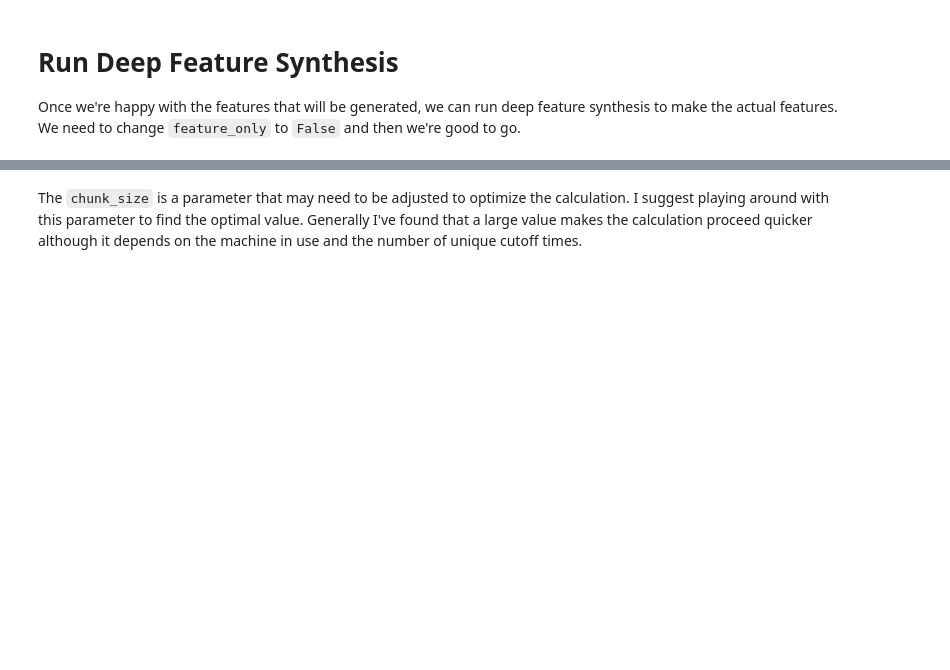
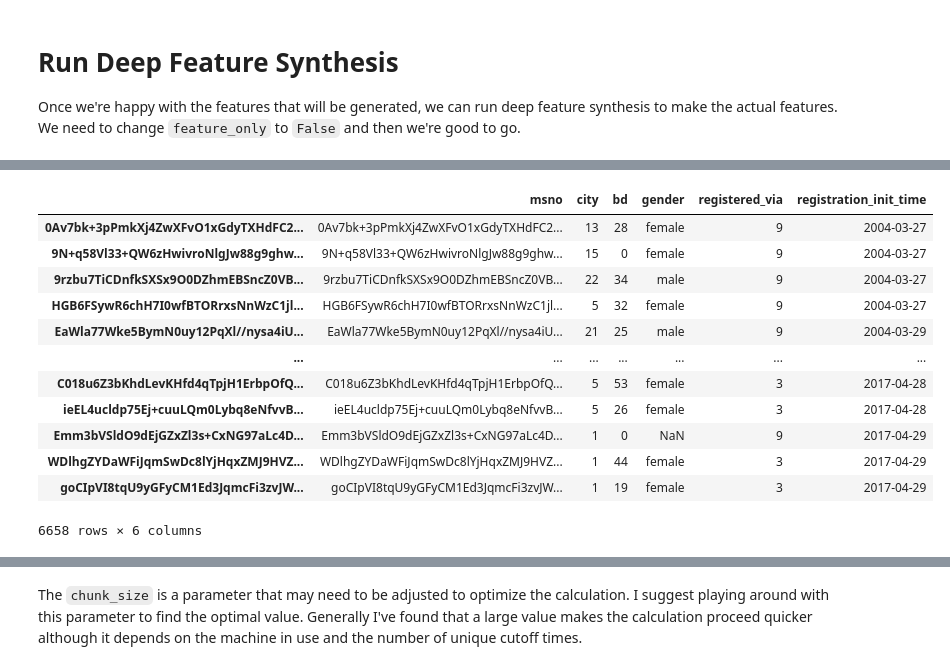
Before and after one commit to deannachurch/featuretools, a Jupyter notebook: Feature Engineering.ipynb, the cells around one changed output, grey strips where cells are left out. Drawn from its saved outputs; the diff is of its cells as text; code cells hidden in the pictures; blank space fills up the shorter version.

```diff
--- a/Feature Engineering.ipynb
+++ b/Feature Engineering.ipynb
@@ -573,2 +825,18 @@ Once we're happy with the features that will be generated, we can run deep featu
+# %%
+display(members)
+# %% [output]
+|  | msno | city | bd | gender | registered_via | registration_init_time |
+| 0Av7bk+3pPmkXj4ZwXFvO1xGdyTXHdFC2... | 0Av7bk+3pPmkXj4ZwXFvO1xGdyTXHdFC2... | 13 | 28 | female | 9 | 2004-03-27 |
+| 9N+q58Vl33+QW6zHwivroNlgJw88g9ghw... | 9N+q58Vl33+QW6zHwivroNlgJw88g9ghw... | 15 | 0 | female | 9 | 2004-03-27 |
+| 9rzbu7TiCDnfkSXSx9O0DZhmEBSncZ0VB... | 9rzbu7TiCDnfkSXSx9O0DZhmEBSncZ0VB... | 22 | 34 | male | 9 | 2004-03-27 |
+| HGB6FSywR6chH7I0wfBTORrxsNnWzC1jl... | HGB6FSywR6chH7I0wfBTORrxsNnWzC1jl... | 5 | 32 | female | 9 | 2004-03-27 |
+| EaWla77Wke5BymN0uy12PqXl//nysa4iU... | EaWla77Wke5BymN0uy12PqXl//nysa4iU... | 21 | 25 | male | 9 | 2004-03-29 |
+| ... | ... | ... | ... | ... | ... | ... |
+| C018u6Z3bKhdLevKHfd4qTpjH1ErbpOfQ... | C018u6Z3bKhdLevKHfd4qTpjH1ErbpOfQ... | 5 | 53 | female | 3 | 2017-04-28 |
+| ieEL4ucldp75Ej+cuuLQm0Lybq8eNfvvB... | ieEL4ucldp75Ej+cuuLQm0Lybq8eNfvvB... | 5 | 26 | female | 3 | 2017-04-28 |
+| Emm3bVSldO9dEjGZxZl3s+CxNG97aLc4D... | Emm3bVSldO9dEjGZxZl3s+CxNG97aLc4D... | 1 | 0 | NaN | 9 | 2017-04-29 |
+| WDlhgZYDaWFiJqmSwDc8lYjHqxZMJ9HVZ... | WDlhgZYDaWFiJqmSwDc8lYjHqxZMJ9HVZ... | 1 | 44 | female | 3 | 2017-04-29 |
+| goCIpVI8tqU9yGFyCM1Ed3JqmcFi3zvJW... | goCIpVI8tqU9yGFyCM1Ed3JqmcFi3zvJW... | 1 | 19 | female | 3 | 2017-04-29 |
+6658 rows × 6 columns
 # %%
 from timeit import default_timer as timer
```
Also changed, not shown: parts of 45 cells of this notebook, 1 other file.
